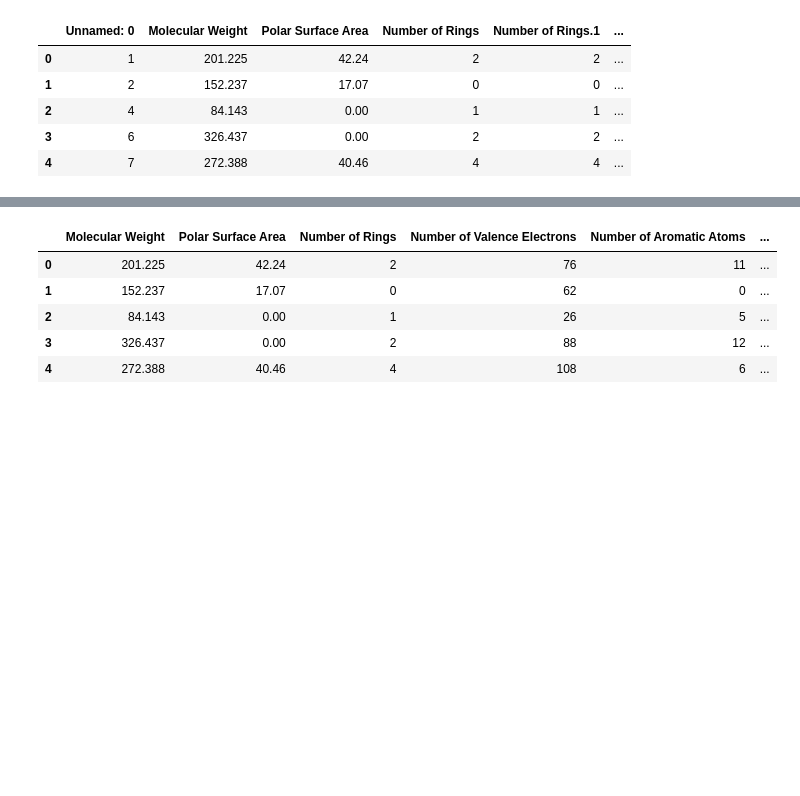
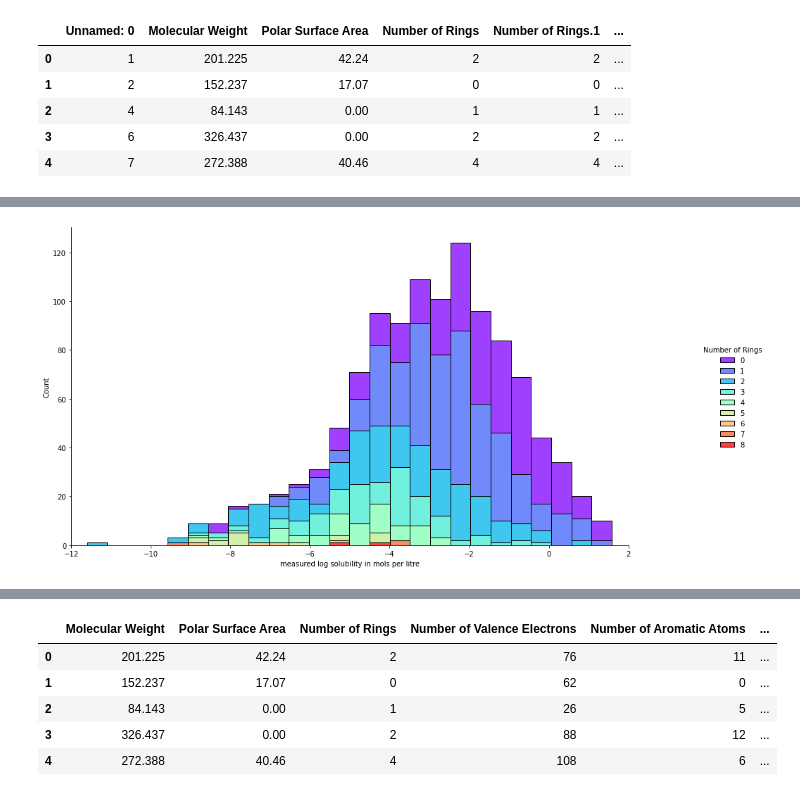
Before and after one commit to RigelAlgebar/RIIA-CHEMICAL-GNN, a Jupyter notebook: notebooks/01-Intro.ipynb, the cells around one changed output, grey strips where cells are left out. Drawn from its saved outputs; the diff is of its cells as text; code cells hidden in the pictures; blank space fills up the shorter version.

```diff
--- a/notebooks/01-Intro.ipynb
+++ b/notebooks/01-Intro.ipynb
@@ -213,0 +214,8 @@ df_raw.describe()
+# %%
+
+# We whould never modify the raw external data so here we take the data we need and store it in our own
+# dataframe for further analysis
+# ==============================================================================
+df = df_raw[['Molecular Weight','Minimum Degree','Number of H-Bond Donors','Number of Rotatable Bonds',
+             'Polar Surface Area','Number of Rings','smiles','measured log solubility in mols per litre']]
+df.head()
@@ -213,0 +277,12 @@ df_raw.describe()
+# %%
+
+# It is important to know the distribution of the target variable
+# ==============================================================================
+sol_hist = sns.displot(x='measured log solubility in mols per litre', hue='Number of Rings',
+           palette='rainbow', height=7, data=df, multiple="stack")
+
+sol_hist.fig.set_figwidth(15)
+plt.xlim(-12, 2)
+plt.show()
+# %% [output]
+[figure, added]
```
Also changed, not shown: parts of 12 cells of this notebook.
